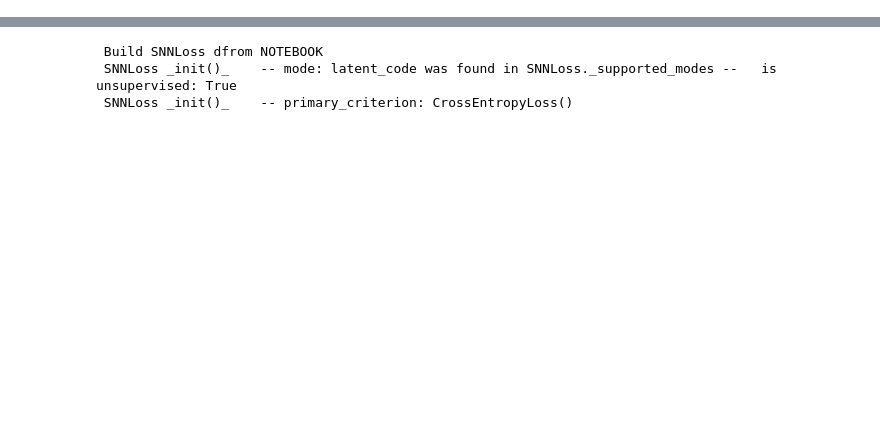
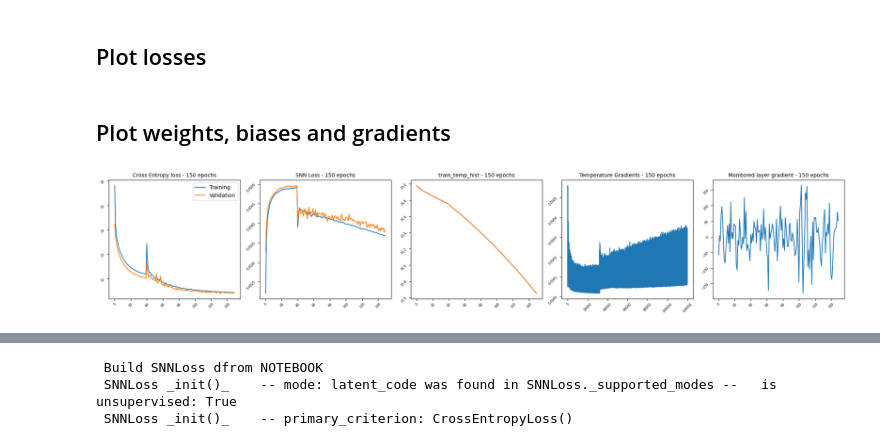
Before and after one commit to kbardool/CellPainting-SNNL, a Jupyter notebook: Autoencoder_dev.ipynb, the cells around one changed output, grey strips where cells are left out. Cells and saved outputs as stored; diff of their text form; code cells hidden in the pictures; blank space fills up the shorter version.

```diff
--- a/Autoencoder_dev.ipynb
+++ b/Autoencoder_dev.ipynb
@@ -337,0 +245,15 @@ device(type='cuda', index=0)
+# %%
+# input_shape = 784
+# code_units =  20
+temperature   = 15.00
+loss_factor   = 20.0
+snnl_factor   = 1.0e+00
+learning_rate = 1.0e-04    ## 0.001
+temperatureLR = 1.0e-02    ## 1e-4
+# temperatureLR = 1e-03     ## 1e-4
+print(f"   Latent dim        {code_units}")
+print(f"   loss_factor       {loss_factor}")
+print(f"   snnl_factor       {snnl_factor}")
+print(f"   temperature       {temperature}")
+print(f"   learning_rate     {learning_rate}")
+print(f"   temperatureLR:    {temperatureLR}")
@@ -344,10 +338,24 @@ device(type='cuda', index=0)
 # %%
-if model.use_snnl:
-    model.train_snn_loss = []
-    model.train_recon_loss = []
-data_loader = train_loader
-epoch =0
+starting_epoch, epoch , epochs = 0,0,5
 # %%
-print(f" epoch {epoch}  of {epochs} epochs")
-# for epoch in range(epochs):
+# snnl_factor = 10.0
+# print(f" loss_factor      : {loss_factor}")
+# print(f" snnl_factor      : {snnl_factor}")
+# print(f" model.monitor_grads_layer: {model.monitor_grads_layer}")
+# print(f" model.temperature: {model.temperature}")
+# print(f" Learning rate    : {model.optimizer.param_groups[0]['lr']}")
+# print(f" Temperature LR   : {model.temperatureLR}")
+# model.temperature = 40.0
+# snnl_factor = 10.0
+# model.temperatureLR = 1e-5
+model.optimizer.param_groups[0]['lr'] = 0.0005
+model.monitor_grads_layer = -2
+print()
+print(f" loss_factor         : {loss_factor}")
+print(f" snnl_factor         : {snnl_factor}")
+print(f" temperature         : {model.temperature.item()}")
+print(f" Learning rate       : {model.optimizer.param_groups[0]['lr']}")
+print(f" Temperature LR      : {model.temp_optimizer.param_groups[0]['lr']}")
+print(f" monitor_grads_layer : {model.monitor_grads_layer}")
+print(f"\n run epochs {starting_epoch+1} to {epochs} ")
 # %% [output]
@@ -378,0 +440,2 @@ NameError: name 'epoch_loss' is not defined
+# %% [markdown]
+## Plot losses
@@ -378,0 +458,6 @@ NameError: name 'epoch_loss' is not defined
+# %% [markdown]
+## Plot weights, biases and gradients
+# %%
+plot_train_history(model, n_bins = 25)
+# %% [output]
+[figure, added]
```
Also changed, not shown: parts of 62 cells of this notebook, 15 other files.
